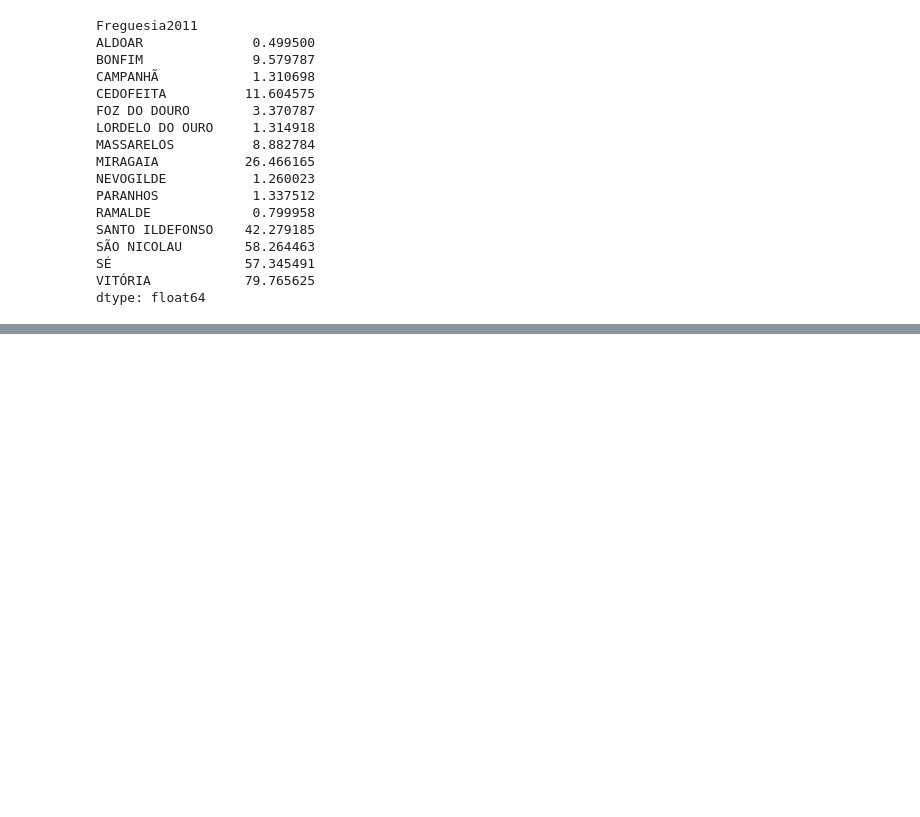
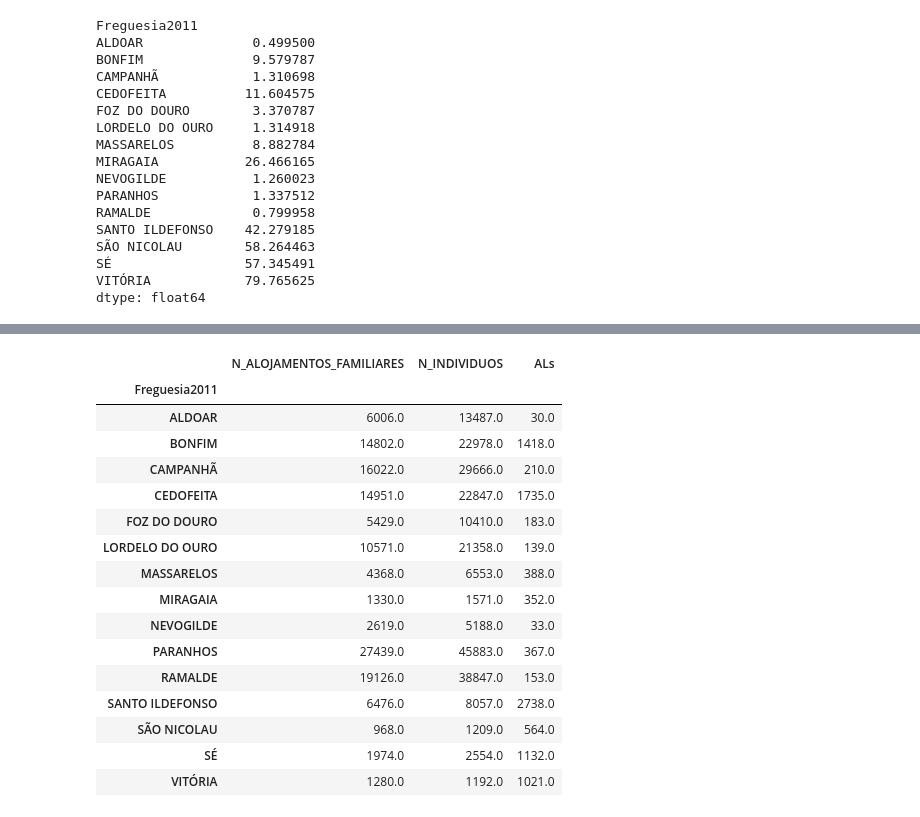
Before and after one commit to drowninginc/desalojamento, a Jupyter notebook: Censos/CensosxRNAL.ipynb, the cells around one changed output, grey strips where cells are left out. Drawn from its saved outputs; the diff is of its cells as text; code cells hidden in the pictures; blank space fills up the shorter version.

```diff
--- a/Censos/CensosxRNAL.ipynb
+++ b/Censos/CensosxRNAL.ipynb
@@ -71,7 +71,7 @@ merged_df['point_count'] = merged_df['point_count'].fillna(0)
 # %%
 merged_df = merged_df.rename(columns={"point_count":"ALs"})
 # %%
-merged_df["pressao"] = merged_df["ALs"] / merged_df["N_ALOJAMENTOS_FAM_CLASS_RHABITUAL"]
+merged_df["pressao"] = merged_df["ALs"] / merged_df["N_ALOJAMENTOS_FAMILIARES"]
 # %%
 merged_df["N_ALOJAMENTOS_FAMILIARES"].value_counts()
 # %% [output]
@@ -265,0 +343,21 @@ dtype: float64
+# %%
+reabilitacao21 = merged_df.groupby("Freguesia2011")[["N_ALOJAMENTOS_FAMILIARES","N_INDIVIDUOS", "ALs"]].agg("sum")
+reabilitacao21.head(15)
+# %% [output]
+|  | N_ALOJAMENTOS_FAMILIARES | N_INDIVIDUOS | ALs |
+| Freguesia2011 |  |  |  |
+| ALDOAR | 6006.0 | 13487.0 | 30.0 |
+| BONFIM | 14802.0 | 22978.0 | 1418.0 |
+| CAMPANHÃ | 16022.0 | 29666.0 | 210.0 |
+| CEDOFEITA | 14951.0 | 22847.0 | 1735.0 |
+| FOZ DO DOURO | 5429.0 | 10410.0 | 183.0 |
+| LORDELO DO OURO | 10571.0 | 21358.0 | 139.0 |
+| MASSARELOS | 4368.0 | 6553.0 | 388.0 |
+| MIRAGAIA | 1330.0 | 1571.0 | 352.0 |
+| NEVOGILDE | 2619.0 | 5188.0 | 33.0 |
+| PARANHOS | 27439.0 | 45883.0 | 367.0 |
+| RAMALDE | 19126.0 | 38847.0 | 153.0 |
+| SANTO ILDEFONSO | 6476.0 | 8057.0 | 2738.0 |
+| SÃO NICOLAU | 968.0 | 1209.0 | 564.0 |
+| SÉ | 1974.0 | 2554.0 | 1132.0 |
+| VITÓRIA | 1280.0 | 1192.0 | 1021.0 |
```
Also changed, not shown: parts of 18 cells of this notebook, 3 other files.
